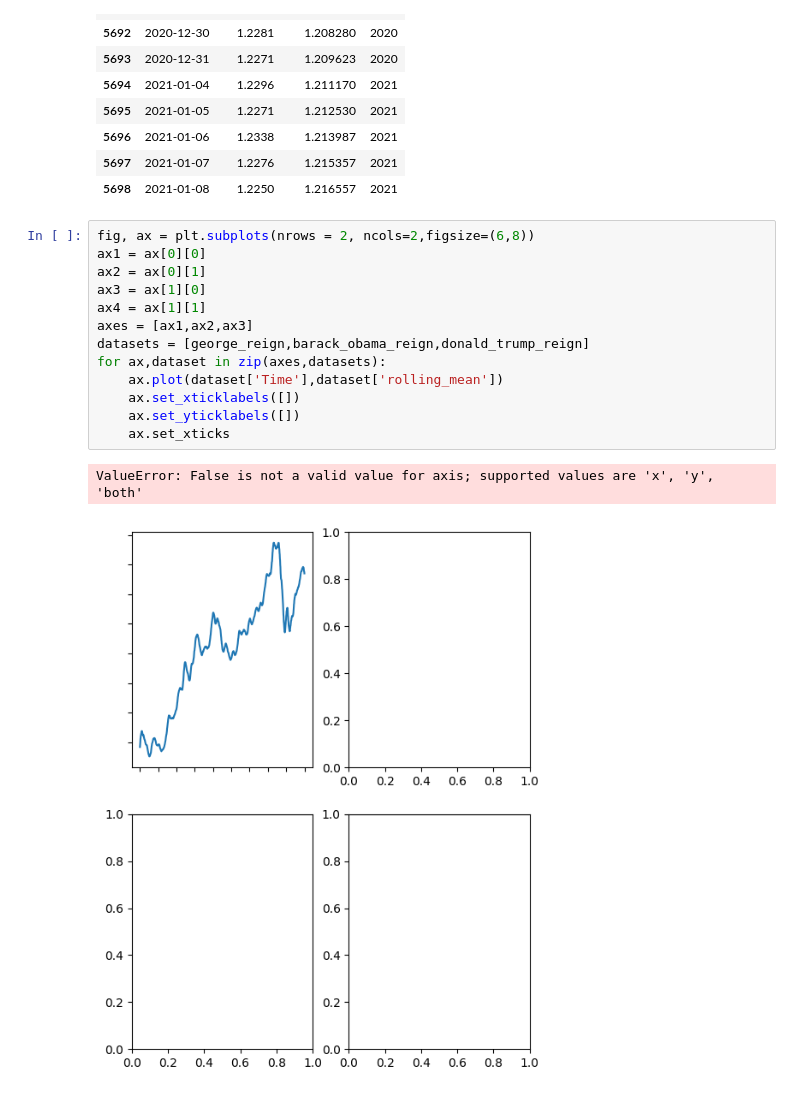
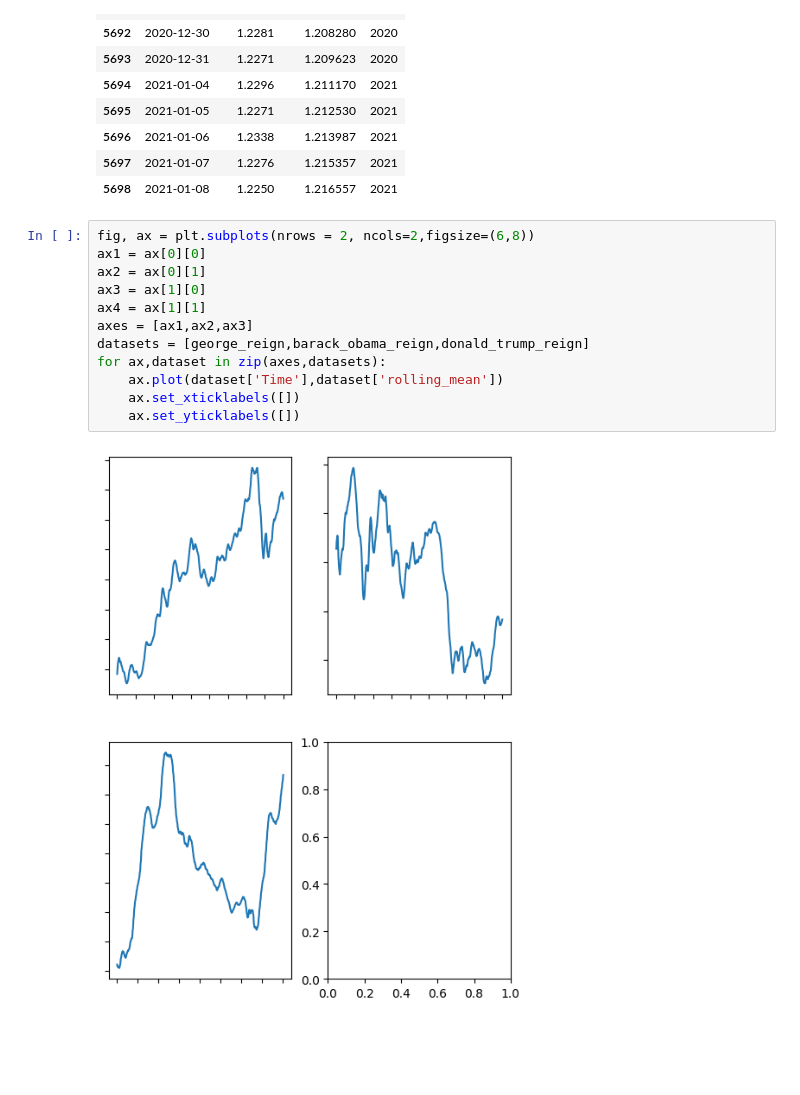
Before and after one commit to brandontanyu/ExchangeRate_Story_Telling_DataVisualization, a Jupyter notebook: Basics.ipynb, the cells around one changed output. Cells and saved outputs as stored; diff of their text form; blank space fills up the shorter version.

Commit message:
basic visualization added

```diff
--- a/Basics.ipynb
+++ b/Basics.ipynb
@@ -214,16 +214,14 @@ euro_to_dollar.tail(10)
 # %%
 fig, ax = plt.subplots(nrows = 2, ncols=2,figsize=(6,8))
 ax1 = ax[0][0]
 ax2 = ax[0][1]
 ax3 = ax[1][0]
 ax4 = ax[1][1]
 axes = [ax1,ax2,ax3]
 datasets = [george_reign,barack_obama_reign,donald_trump_reign]
 for ax,dataset in zip(axes,datasets):
     ax.plot(dataset['Time'],dataset['rolling_mean'])
     ax.set_xticklabels([])
     ax.set_yticklabels([])
-    ax.set_xticks
 # %% [output]
-ValueError: False is not a valid value for axis; supported values are 'x', 'y', 'both'
-[figure, old version]
+[figure, new version]
```
